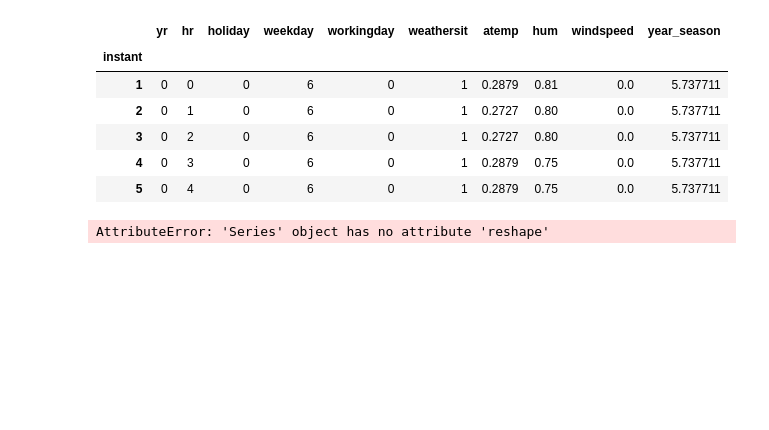
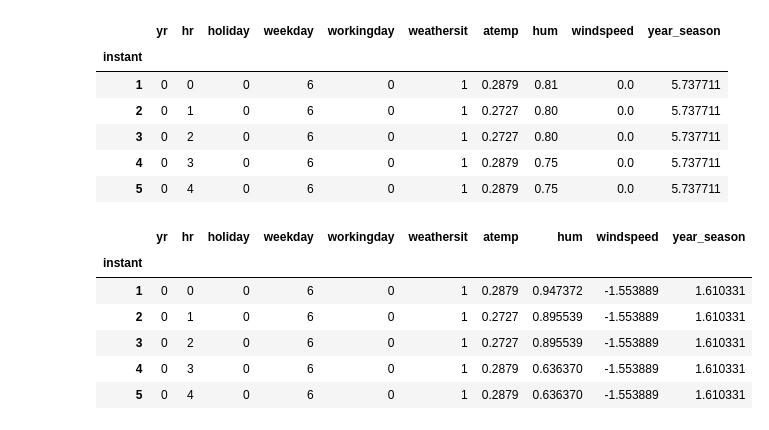
Before and after one commit to AlexeyMarg/ML_bicycle_sharing, a Jupyter notebook: bicycle_prediction.ipynb, the cells around one changed output. Drawn from its saved outputs; the diff is of its cells as text; code cells hidden in the pictures; blank space fills up the shorter version.

Commit message:
fix scale

```diff
--- a/bicycle_prediction.ipynb
+++ b/bicycle_prediction.ipynb
@@ -140,8 +140,15 @@ X.head()
 | 4 | 0 | 3 | 0 | 6 | 0 | 1 | 0.2879 | 0.75 | 0.0 | 5.737711 |
 | 5 | 0 | 4 | 0 | 6 | 0 | 1 | 0.2879 | 0.75 | 0.0 | 5.737711 |
 # %%
-X['hum'] = StandardScaler().fit_transform(X.loc[:, 'hum'].reshape(-1, 1))
-X['windspeed'] = StandardScaler().fit_transform(X.loc[:, 'windspeed'].reshape(-1, 1))
-X['year_season'] = StandardScaler().fit_transform(X.loc[:, 'year_season'].reshape(-1, 1))
+X.loc[:, 'hum'] = StandardScaler().fit_transform(X.loc[:, 'hum'].values.reshape(-1, 1))
+X.loc[:, 'windspeed'] = StandardScaler().fit_transform(X.loc[:, 'windspeed'].values.reshape(-1, 1))
+X.loc[:, 'year_season'] = StandardScaler().fit_transform(X.loc[:, 'year_season'].values.reshape(-1, 1))
+X.head()
 # %% [output]
-AttributeError: 'Series' object has no attribute 'reshape'
+|  | yr | hr | holiday | weekday | workingday | weathersit | atemp | hum | windspeed | year_season |
+| instant |  |  |  |  |  |  |  |  |  |  |
+| 1 | 0 | 0 | 0 | 6 | 0 | 1 | 0.2879 | 0.947372 | -1.553889 | 1.610331 |
+| 2 | 0 | 1 | 0 | 6 | 0 | 1 | 0.2727 | 0.895539 | -1.553889 | 1.610331 |
+| 3 | 0 | 2 | 0 | 6 | 0 | 1 | 0.2727 | 0.895539 | -1.553889 | 1.610331 |
+| 4 | 0 | 3 | 0 | 6 | 0 | 1 | 0.2879 | 0.636370 | -1.553889 | 1.610331 |
+| 5 | 0 | 4 | 0 | 6 | 0 | 1 | 0.2879 | 0.636370 | -1.553889 | 1.610331 |
```
